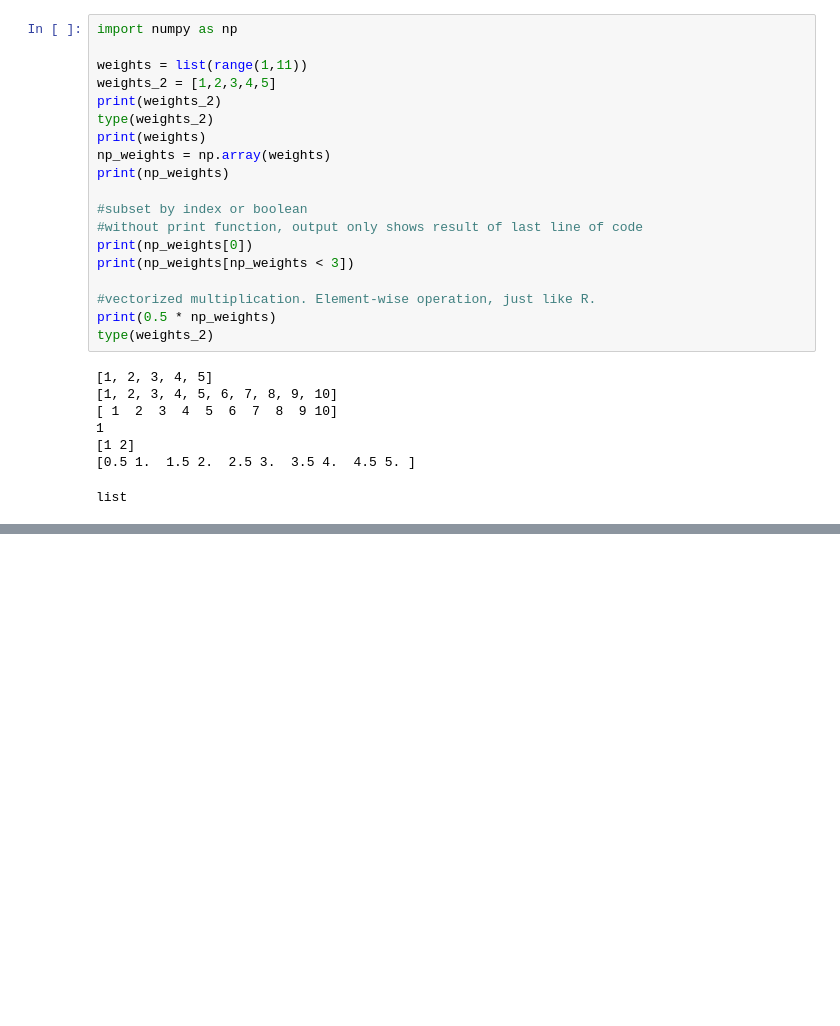
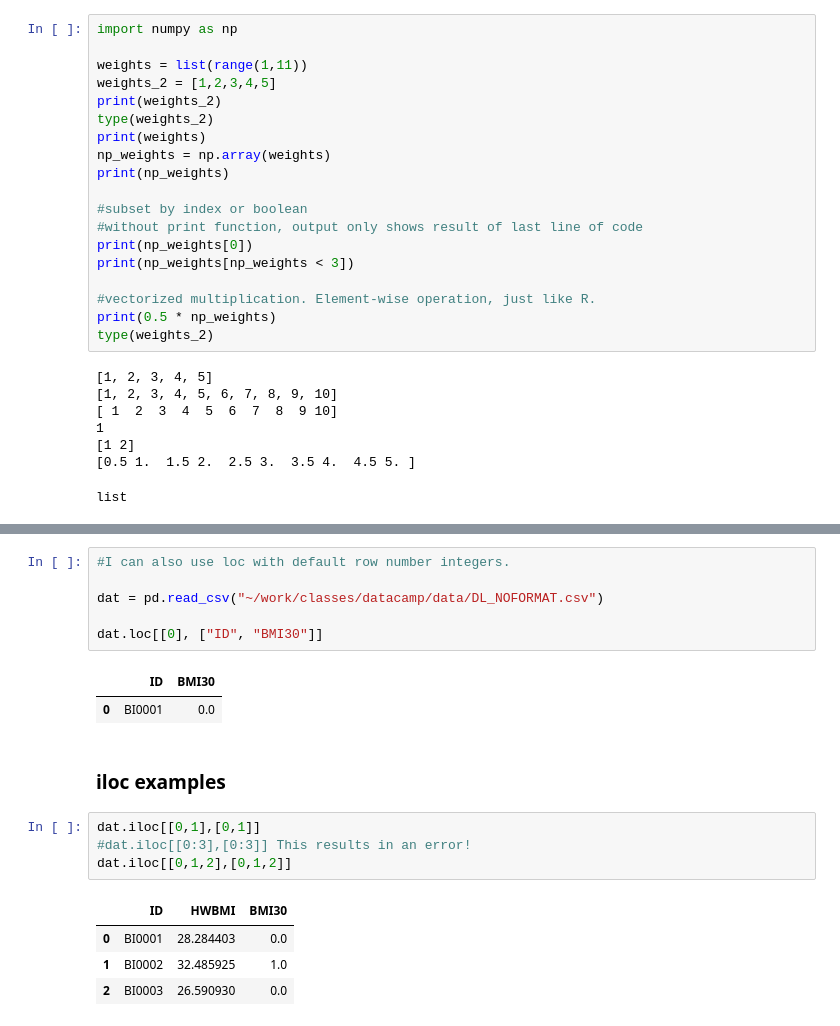
Before and after one commit to DanielEvansLab/machine_learning_Ng, a Jupyter notebook: course1/Python3 and R comparisons.ipynb, the cells around one changed output, grey strips where cells are left out. Cells and saved outputs as stored; diff of their text form; blank space fills up the shorter version.

```diff
--- a/course1/Python3 and R comparisons.ipynb
+++ b/course1/Python3 and R comparisons.ipynb
@@ -369,0 +573,20 @@ list
+# %%
+#I can also use loc with default row number integers.
+
+dat = pd.read_csv("~/work/classes/datacamp/data/DL_NOFORMAT.csv")
+
+dat.loc[[0], ["ID", "BMI30"]]
+# %% [output]
+|  | ID | BMI30 |
+| 0 | BI0001 | 0.0 |
+# %% [markdown]
+### iloc examples
+# %%
+dat.iloc[[0,1],[0,1]]
+#dat.iloc[[0:3],[0:3]] This results in an error!
+dat.iloc[[0,1,2],[0,1,2]]
+# %% [output]
+|  | ID | HWBMI | BMI30 |
+| 0 | BI0001 | 28.284403 | 0.0 |
+| 1 | BI0002 | 32.485925 | 1.0 |
+| 2 | BI0003 | 26.590930 | 0.0 |
```
Also changed, not shown: parts of 13 cells of this notebook.
